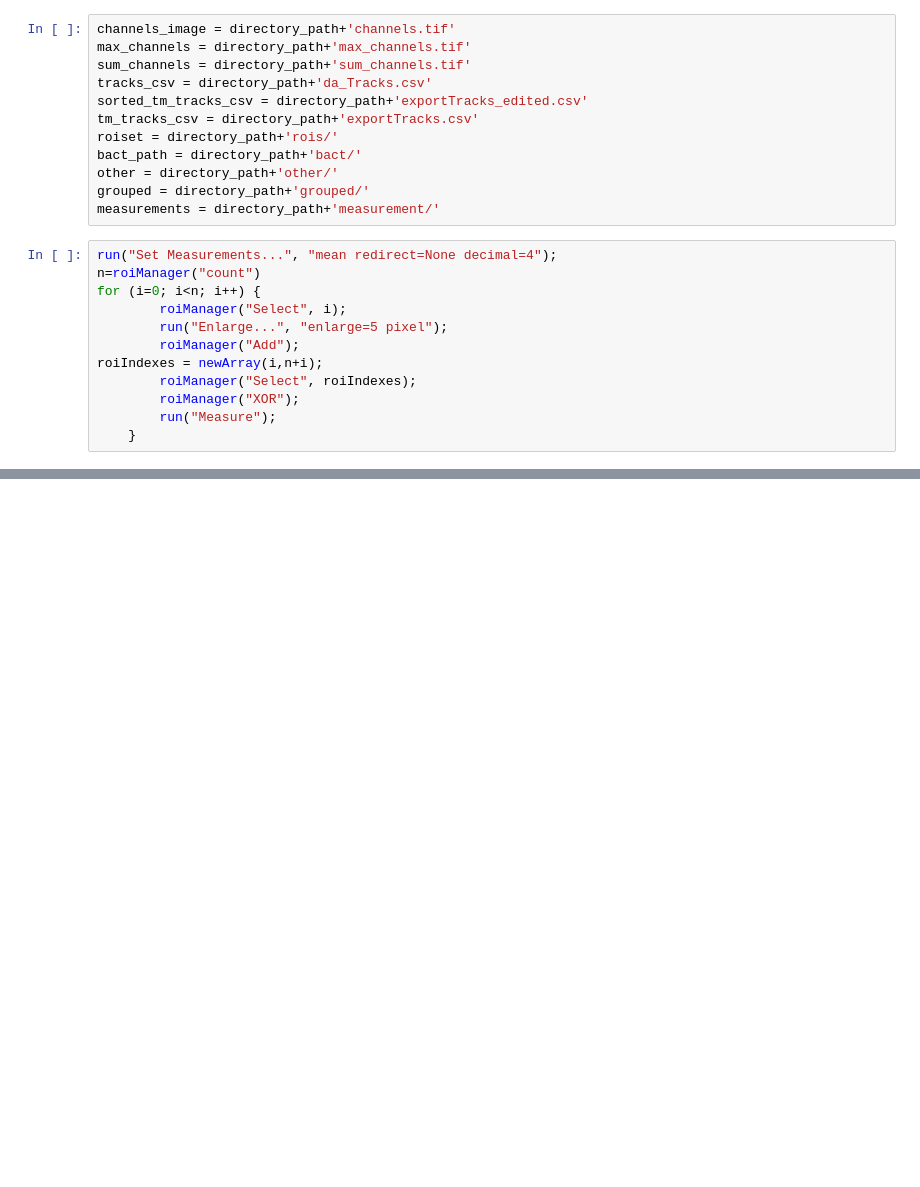
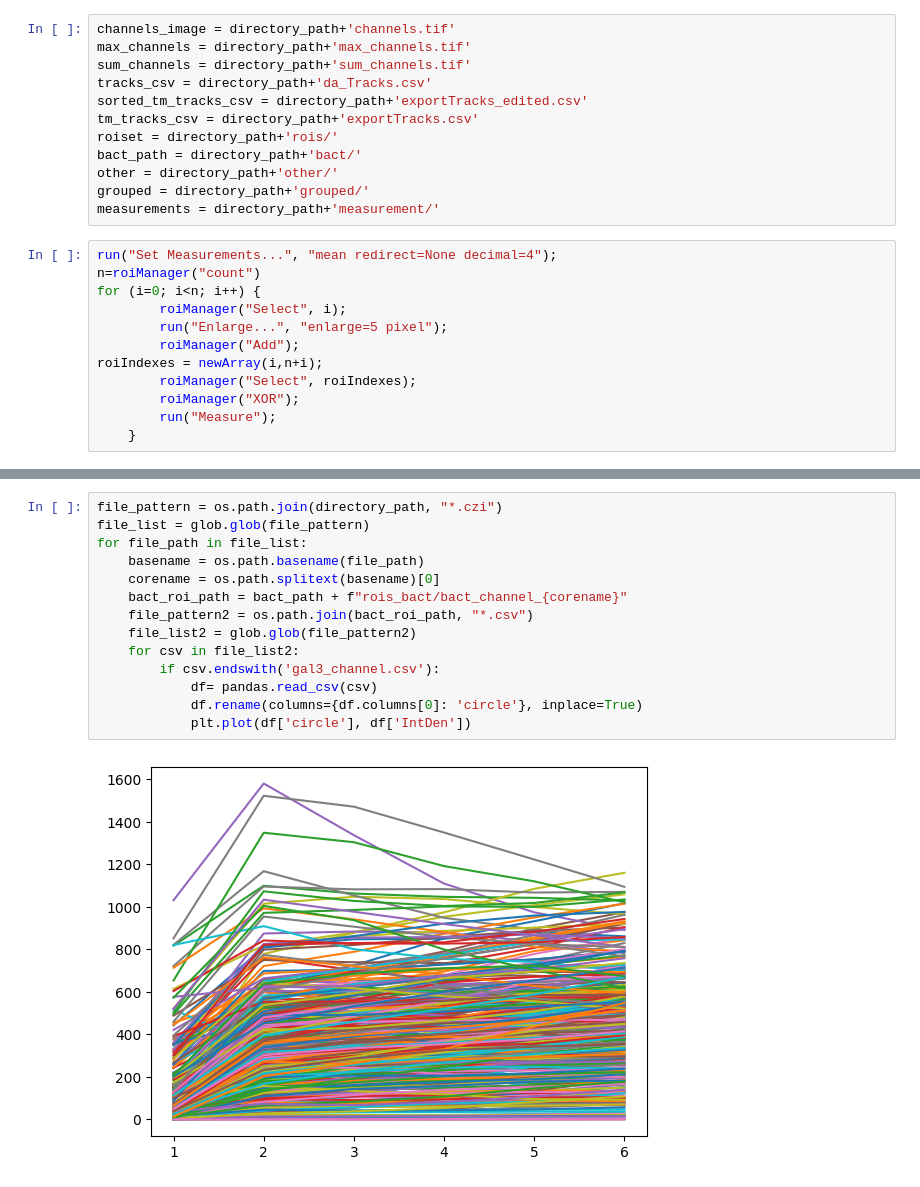
Before and after one commit to jaugenst/pyimagej_workflows, a Jupyter notebook: notebooks/single_bact_quant_2.ipynb, the cells around one changed output, grey strips where cells are left out. Cells and saved outputs as stored; diff of their text form; blank space fills up the shorter version.

```diff
--- a/notebooks/single_bact_quant_2.ipynb
+++ b/notebooks/single_bact_quant_2.ipynb
@@ -552,0 +623,16 @@ print(list)
+# %%
+file_pattern = os.path.join(directory_path, "*.czi")
+file_list = glob.glob(file_pattern)
+for file_path in file_list:
+    basename = os.path.basename(file_path)
+    corename = os.path.splitext(basename)[0]
+    bact_roi_path = bact_path + f"rois_bact/bact_channel_{corename}"
+    file_pattern2 = os.path.join(bact_roi_path, "*.csv")
+    file_list2 = glob.glob(file_pattern2)
+    for csv in file_list2:
+        if csv.endswith('gal3_channel.csv'):
+            df= pandas.read_csv(csv)
+            df.rename(columns={df.columns[0]: 'circle'}, inplace=True)
+            plt.plot(df['circle'], df['IntDen'])
+# %% [output]
+[figure, added]
```
Also changed, not shown: parts of 13 cells of this notebook.
